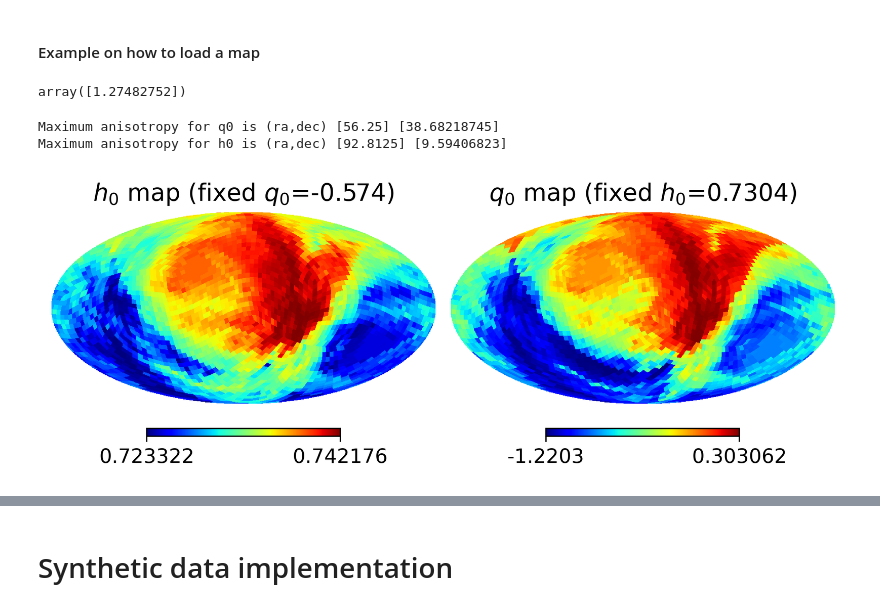
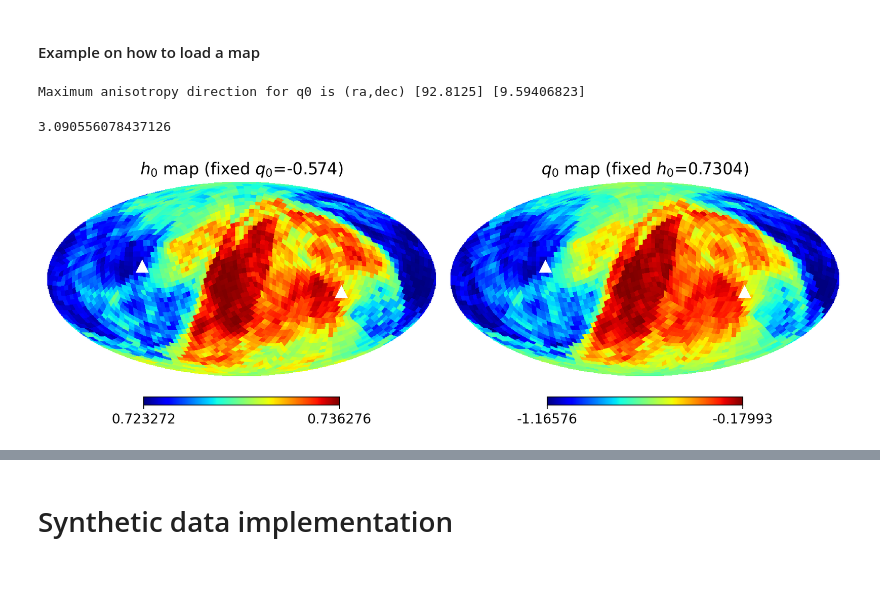
Before and after one commit to leoriohub/cosmographic_analysis, a Jupyter notebook: main.ipynb, the cells around one changed output, grey strips where cells are left out. Saved outputs shown, nothing was run; the diff lists cells and outputs as text; code cells hidden in the pictures; blank space fills up the shorter version.

Commit message:
Maximum anisotropy direction implemented

```diff
--- a/main.ipynb
+++ b/main.ipynb
@@ -154,7 +150,7 @@ hdirs = np.concatenate((hdiru, hdird))
 
 # convert the directions of axes into spherical coordinates
 theta = np.arccos(hdirs[:, 2])
-phi = np.radians(90) - np.arctan2(hdirs[:, 1], hdirs[:, 0])
+phi = np.radians(180) - np.arctan2(hdirs[:, 1], hdirs[:, 0])
 # %% [markdown]
 Calculate error for $\Delta q0$ and $\Delta h0$
 # %%
@@ -203,7 +199,7 @@ save_data_map = np.column_stack([h0, h0_err, q0, q0_err])
 # %% [markdown]
 #### Example on how to load a map
 # %%
-file_path_map_sn = 'compilations/[MAP][SH0ES_CALIB][HEALPIX](hf=0.678_qf=-0.574)(0.1>z>0.0).txt'
+file_path_map_sn = 'compilations/[MAP][SH0ES_CALIB][HEALPIX](hf=0.7304_qf=-0.574)(0.1>z>0.008).txt'
 
 data_map_sn = np.loadtxt(file_path_map_sn, usecols=(0, 2), skiprows=4)
 
@@ -235,34 +229,36 @@ max_h0_anis_theta, max_h0_anis_phi = hp.vec2ang(max_h0_anis_vec)
 
 max_h0_anis_dec = np.degrees(np.pi/2 - max_h0_anis_theta)
 max_h0_anis_ra = np.degrees(max_h0_anis_phi)
-# %%
-max_q0_anis_theta
-# %% [output]
-array([1.27482752])
 # %%
-print("Maximum anisotropy for q0 is (ra,dec)", max_q0_anis_ra, max_q0_anis_dec)
-print("Maximum anisotropy for h0 is (ra,dec)", max_h0_anis_ra, max_h0_anis_dec)
+print("Maximum anisotropy direction for q0 is (ra,dec)", max_q0_anis_ra, max_q0_anis_dec)
+# print("Maximum anisotropy for h0 is (ra,dec)", max_h0_anis_ra, max_h0_anis_dec)
 # %% [output]
-Maximum anisotropy for q0 is (ra,dec) [56.25] [38.68218745]
-Maximum anisotropy for h0 is (ra,dec) [92.8125] [9.59406823]
+Maximum anisotropy direction for q0 is (ra,dec) [92.8125] [9.59406823]
 # %%
 from generate_map import generate_map
 
 # Maps are generated by the function generate_map which is defined in generate_map.py
 # h0map, q0map = generate_map(nside, theta, phi, h0, q0, h0f=h0f, q0f=q0f)
 h0map_sn, q0map_sn = generate_map(nside, theta, phi, h0, q0)
+# %%
+theta.max()
+# %% [output]
+3.090556078437126
 # %%
-# Plot the generated maps side by side
-plt.figure(figsize=(10, 4))
+plt.figure(figsize=(15, 5))
 
-hp.mollview(h0map_sn, coord="cg", title=rf'$h_0$ map (fixed $q_0$={q0f_sn})', unit='', notext=True, norm='hist', cmap='jet', min=min(
-    h0), max=max(h0), fig=1, sub=(1, 3, 1))
-hp.mollview(q0map_sn, coord="cg", title=rf'$q_0$ map (fixed $h_0$={h0f_sn})', unit='', notext=True, norm='hist', cmap='jet',  min=min(
-    q0), max=max(q0), fig=1, sub=(1, 3, 2))
-# hp.mollview(q0map, coord="cg", title=rf'$q_0$ map (fixed $h_0$={h0f_planck})', unit='', notext=True, norm='hist', cmap='jet', min=min(q0), max=max(q0), fig=1, sub=(1, 3, 3))
+hp.mollview(h0map_sn, coord="cg", title=rf'$h_0$ map (fixed $q_0$={q0f_sn})', unit='', notext=True, norm='hist', cmap='jet',
+            min=min(h0map_sn), max=max(h0map_sn), fig=1, sub=(1, 3, 1))
+hp.projplot(max_h0_anis_theta, max_h0_anis_phi, '^', color='white', markersize=10)  # Add a red dot
+
+hp.mollview(q0map_sn, coord="cg", title=rf'$q_0$ map (fixed $h_0$={h0f_sn})', unit='', notext=True, norm='hist', cmap='jet',
+            min=min(q0map_sn), max=max(q0map_sn), fig=1, sub=(1, 3, 2))
+hp.projplot(max_q0_anis_theta, max_q0_anis_phi, '^', color='white', markersize=10)
+# also plot the opposite end
+hp.projplot((np.pi-max_q0_anis_theta) % (2*np.pi), -max_q0_anis_phi, '^', color='white', markersize=10)
 
 map_filename = f'figures/{prefix_name}[FULL](hf={h0f}_qf={q0f})({zup}>z>{zdown}).png'
 # plt.savefig(map_filename)
 plt.show()
 # %% [output]
-[figure, old version]
+[figure, new version]
```
Also changed, not shown: parts of 3 cells of this notebook, 2 other files.
